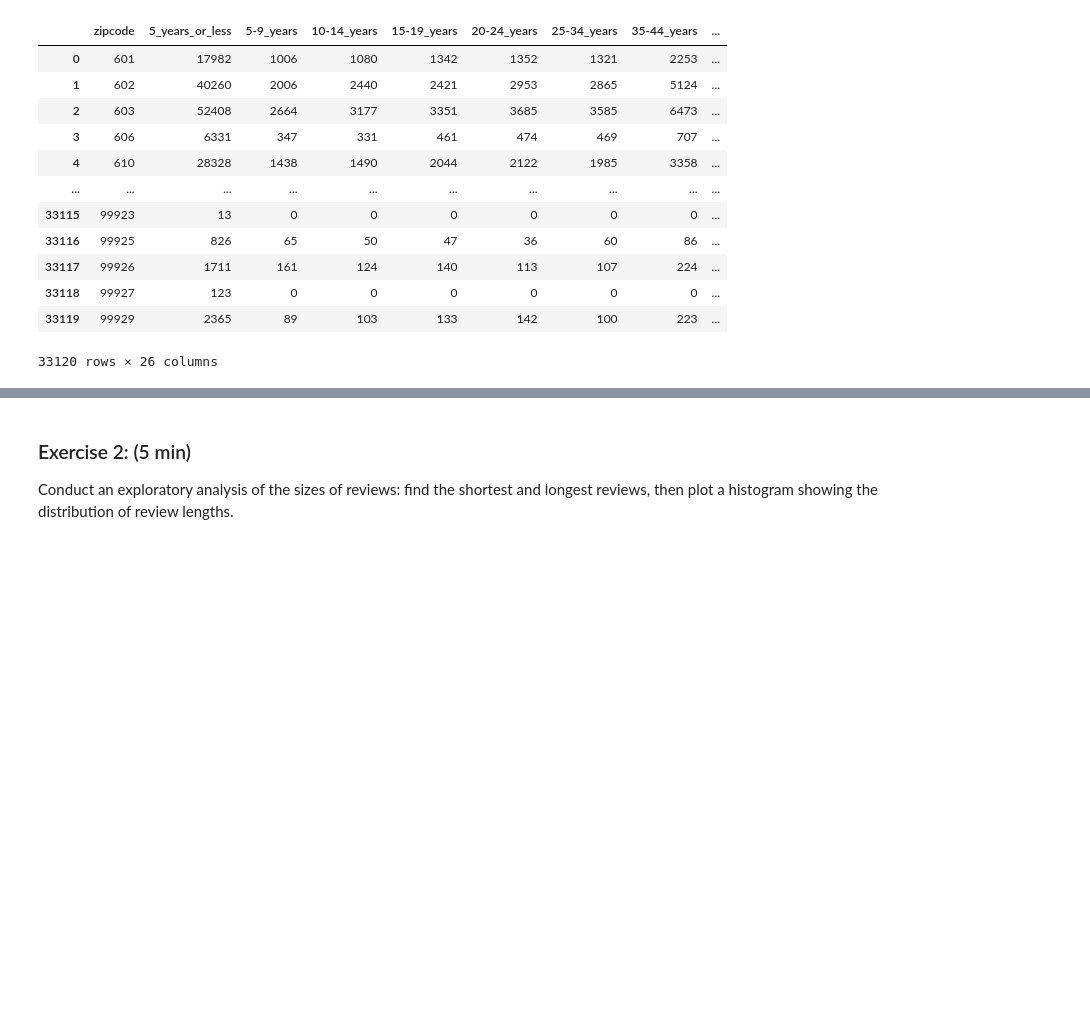
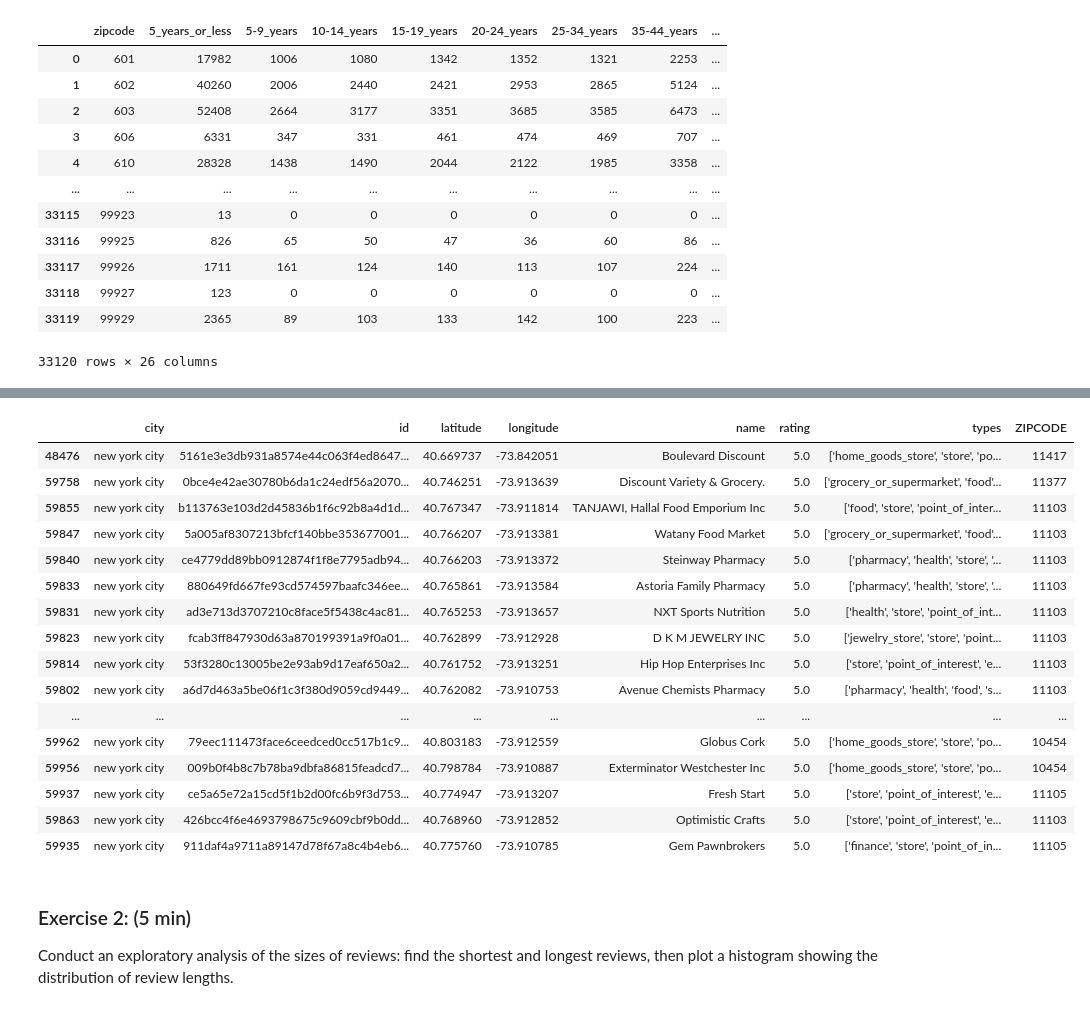
Before and after one commit to ChengAaron/1130-Final, a Jupyter notebook: 1130 Project.ipynb, the cells around one changed output, grey strips where cells are left out. Cells and saved outputs as stored; diff of their text form; code cells hidden in the pictures; blank space fills up the shorter version.

```diff
--- a/1130 Project.ipynb
+++ b/1130 Project.ipynb
@@ -108,3 +115,9 @@ venues.head()
 ### Exercise 1: (4 min)
 
 Clean the data
+# %%
+# Cleaning venues, only get NYC drops NA values
+venuescl = venues[venues.city == 'new york city']
+venuescl[venuescl.columns[~venues.isnull().any()]]
+venuescl = venuescl.dropna(how='any',axis=0)
+venuescl
@@ -198,3 +231,36 @@ for sentence in sentences:
+# %%
+import numpy as np
+import pandas as pd
+from geopy.geocoders import Nominatim
+from geopy.point import Point
+import geopy
+
+def get_zip_code(x):
+    geolocator = geopy.Nominatim(user_agent="check_1")
+    location = geolocator.reverse("{}, {}".format(x['latitude'],x['longitude']))
+    return location.raw['address']['postcode']
+venu = venuescl.sort_values(by=['rating'], ascending=False)
+venu = venu.head(50)
+venu['ZIPCODE'] = venu.apply(lambda x: get_zip_code(x), axis = 1)
+venu
+# %% [output]
+|  | city | id | latitude | longitude | name | rating | types | ZIPCODE |
+| 48476 | new york city | 5161e3e3db931a8574e44c063f4ed8647... | 40.669737 | -73.842051 | Boulevard Discount | 5.0 | ['home_goods_store', 'store', 'po... | 11417 |
+| 59758 | new york city | 0bce4e42ae30780b6da1c24edf56a2070... | 40.746251 | -73.913639 | Discount Variety & Grocery. | 5.0 | ['grocery_or_supermarket', 'food'... | 11377 |
+| 59855 | new york city | b113763e103d2d45836b1f6c92b8a4d1d... | 40.767347 | -73.911814 | TANJAWI, Hallal Food Emporium Inc | 5.0 | ['food', 'store', 'point_of_inter... | 11103 |
+| 59847 | new york city | 5a005af8307213bfcf140bbe353677001... | 40.766207 | -73.913381 | Watany Food Market | 5.0 | ['grocery_or_supermarket', 'food'... | 11103 |
+| 59840 | new york city | ce4779dd89bb0912874f1f8e7795adb94... | 40.766203 | -73.913372 | Steinway Pharmacy | 5.0 | ['pharmacy', 'health', 'store', '... | 11103 |
+| 59833 | new york city | 880649fd667fe93cd574597baafc346ee... | 40.765861 | -73.913584 | Astoria Family Pharmacy | 5.0 | ['pharmacy', 'health', 'store', '... | 11103 |
+| 59831 | new york city | ad3e713d3707210c8face5f5438c4ac81... | 40.765253 | -73.913657 | NXT Sports Nutrition | 5.0 | ['health', 'store', 'point_of_int... | 11103 |
+| 59823 | new york city | fcab3ff847930d63a870199391a9f0a01... | 40.762899 | -73.912928 | D K M JEWELRY INC | 5.0 | ['jewelry_store', 'store', 'point... | 11103 |
+| 59814 | new york city | 53f3280c13005be2e93ab9d17eaf650a2... | 40.761752 | -73.913251 | Hip Hop Enterprises Inc | 5.0 | ['store', 'point_of_interest', 'e... | 11103 |
+| 59802 | new york city | a6d7d463a5be06f1c3f380d9059cd9449... | 40.762082 | -73.910753 | Avenue Chemists Pharmacy | 5.0 | ['pharmacy', 'health', 'food', 's... | 11103 |
+| ... | ... | ... | ... | ... | ... | ... | ... | ... |
+| 59962 | new york city | 79eec111473face6ceedced0cc517b1c9... | 40.803183 | -73.912559 | Globus Cork | 5.0 | ['home_goods_store', 'store', 'po... | 10454 |
+| 59956 | new york city | 009b0f4b8c7b78ba9dbfa86815feadcd7... | 40.798784 | -73.910887 | Exterminator Westchester Inc | 5.0 | ['home_goods_store', 'store', 'po... | 10454 |
+| 59937 | new york city | ce5a65e72a15cd5f1b2d00fc6b9f3d753... | 40.774947 | -73.913207 | Fresh Start | 5.0 | ['store', 'point_of_interest', 'e... | 11105 |
+| 59863 | new york city | 426bcc4f6e4693798675c9609cbf9b0dd... | 40.768960 | -73.912852 | Optimistic Crafts | 5.0 | ['store', 'point_of_interest', 'e... | 11103 |
+| 59935 | new york city | 911daf4a9711a89147d78f67a8c4b4eb6... | 40.775760 | -73.910785 | Gem Pawnbrokers | 5.0 | ['finance', 'store', 'point_of_in... | 11105 |
 # %% [markdown]
 ### Exercise 2: (5 min)
 
```
Also changed, not shown: parts of 19 cells of this notebook.
